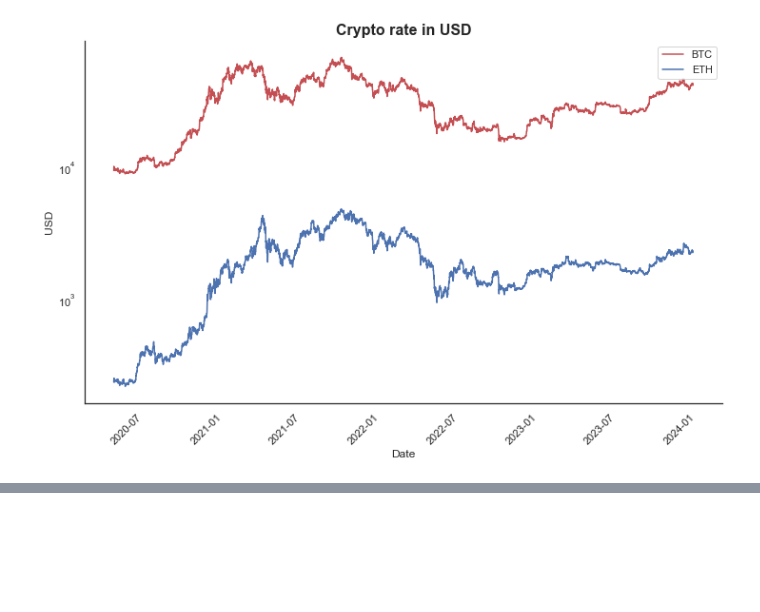
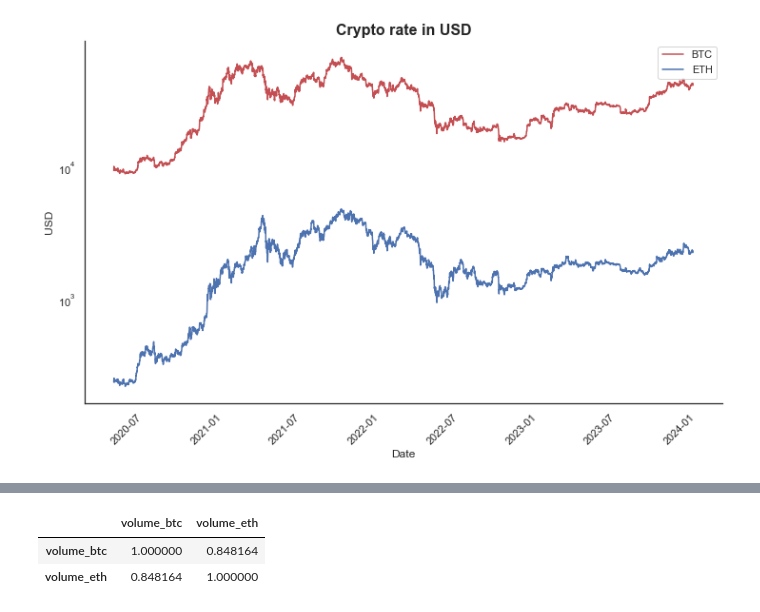
Before and after one commit to agoncharova/coin_insights, a Jupyter notebook: cryptocurrency.ipynb, the cells around one changed output, grey strips where cells are left out. Saved outputs shown, nothing was run; the diff lists cells and outputs as text; code cells hidden in the pictures; blank space fills up the shorter version.

```diff
--- a/cryptocurrency.ipynb
+++ b/cryptocurrency.ipynb
@@ -145,0 +165,6 @@ plt.show()
+# %%
+correlation_matrix
+# %% [output]
+|  | volume_btc | volume_eth |
+| volume_btc | 1.000000 | 0.848164 |
+| volume_eth | 0.848164 | 1.000000 |
```
Also changed, not shown: parts of 6 cells of this notebook.
